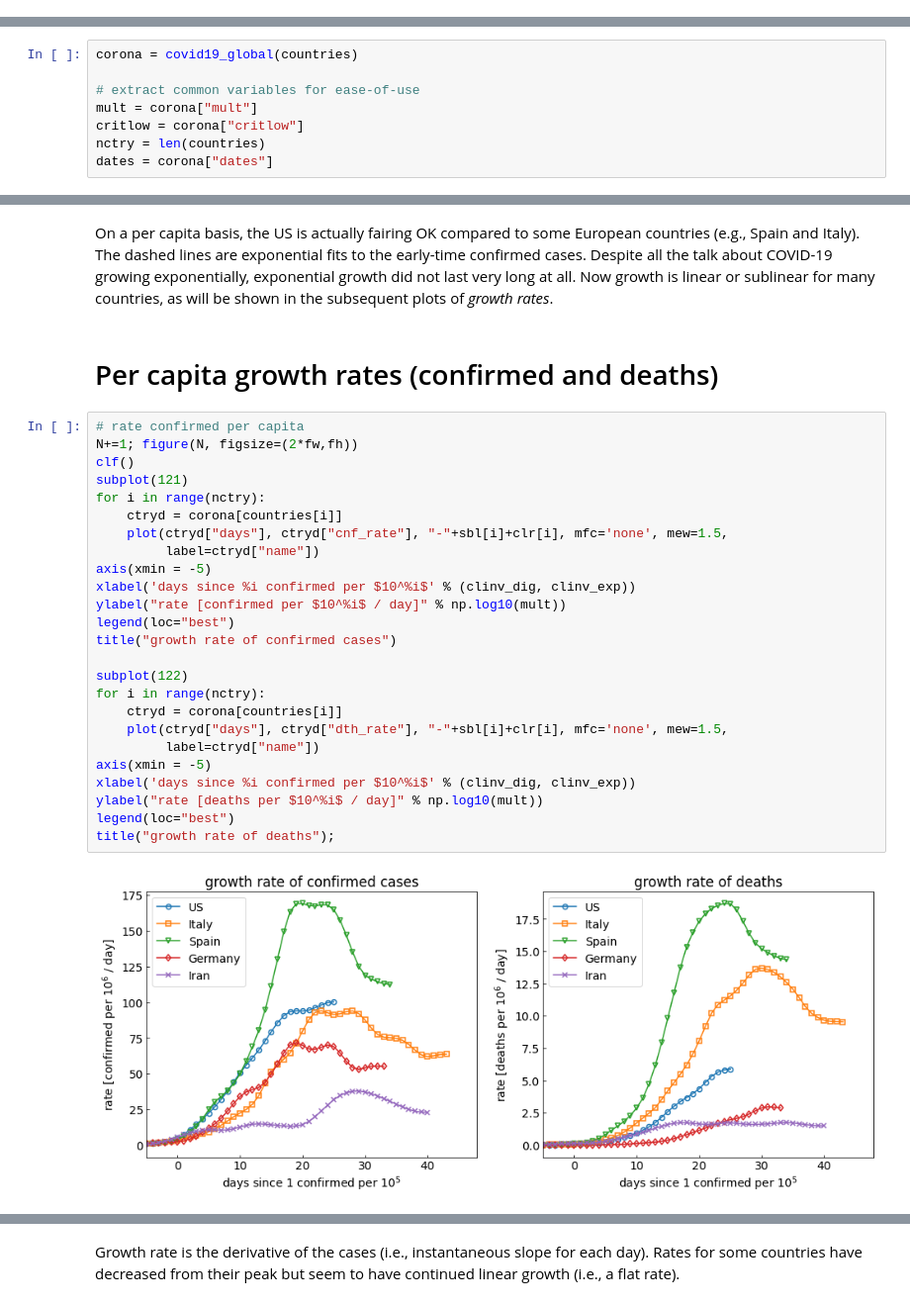
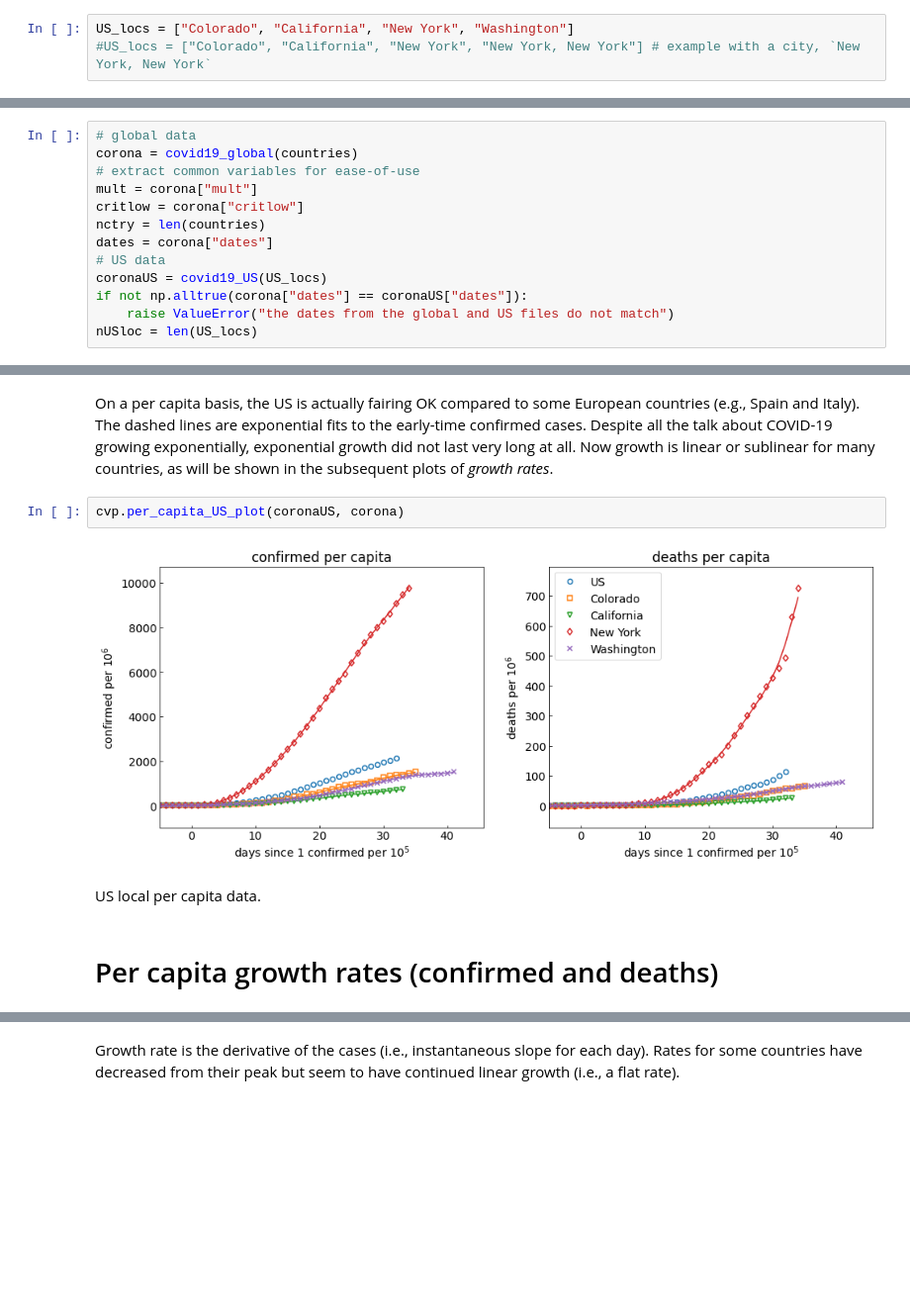
Before and after one commit to jjstickel/covid-19_ts_analysis, a Jupyter notebook: analyze_covide_time_series_notebook.ipynb, the cells around one changed output, grey strips where cells are left out. Shown at 99% size. Saved outputs shown, nothing was run; the diff lists cells and outputs as text; blank space fills up the shorter version.

```diff
--- a/analyze_covide_time_series_notebook.ipynb
+++ b/analyze_covide_time_series_notebook.ipynb
@@ -40,3 +42,6 @@ countries = ["US", "Italy", "Spain", "Germany", "Iran"]
+# %%
+US_locs = ["Colorado", "California", "New York", "Washington"]
+#US_locs = ["Colorado", "California", "New York", "New York, New York"] # example with a city, `New York, New York`
 # %% [markdown]
 Read in Johns Hopkins CSSE COVID-19 timeseries data for the locations specified and perform these operations:
 - normalize cases to be per capita
@@ -44,13 +49,18 @@ Read in Johns Hopkins CSSE COVID-19 timeseries data for the locations specified
 - set time-zero for each location and shift elapsed time in days
 - determine rates (i.e., the derivative) for cases
 # %%
+# global data
 corona = covid19_global(countries)
-
 # extract common variables for ease-of-use
 mult = corona["mult"]
 critlow = corona["critlow"]
 nctry = len(countries)
 dates = corona["dates"]
+# US data
+coronaUS = covid19_US(US_locs)
+if not np.alltrue(corona["dates"] == coronaUS["dates"]):
+    raise ValueError("the dates from the global and US files do not match")
+nUSloc = len(US_locs)
 # %% [markdown]
 Determine an exponential fit for the early part of the confirmed cases. As will be observed in the plots, it does not take very long before the growth of cases slows from exponential. Initial doubling time is printed out after the code block.
 # %%
@@ -190,31 +137,10 @@ title("deaths per capita");
 # %% [markdown]
 On a per capita basis, the US is actually fairing OK compared to some European countries (e.g., Spain and Italy). The dashed lines are exponential fits to the early-time confirmed cases. Despite all the talk about COVID-19 growing exponentially, exponential growth did not last very long at all. Now growth is linear or sublinear for many countries, as will be shown in the subsequent plots of *growth rates*.
+# %%
+cvp.per_capita_US_plot(coronaUS, corona)
+# %% [output]
+[figure, added]
+# %% [markdown]
+US local per capita data.
 # %% [markdown]
 # Per capita growth rates (confirmed and deaths)
-# %%
-# rate confirmed per capita
-N+=1; figure(N, figsize=(2*fw,fh))
-clf()
-subplot(121)
-for i in range(nctry):
-    ctryd = corona[countries[i]]
-    plot(ctryd["days"], ctryd["cnf_rate"], "-"+sbl[i]+clr[i], mfc='none', mew=1.5,
-         label=ctryd["name"])
-axis(xmin = -5)
-xlabel('days since %i confirmed per $10^%i$' % (clinv_dig, clinv_exp))
-ylabel("rate [confirmed per $10^%i$ / day]" % np.log10(mult))
-legend(loc="best")
-title("growth rate of confirmed cases")
-
-subplot(122)
-for i in range(nctry):
-    ctryd = corona[countries[i]]
-    plot(ctryd["days"], ctryd["dth_rate"], "-"+sbl[i]+clr[i], mfc='none', mew=1.5,
-         label=ctryd["name"])
-axis(xmin = -5)
-xlabel('days since %i confirmed per $10^%i$' % (clinv_dig, clinv_exp))
-ylabel("rate [deaths per $10^%i$ / day]" % np.log10(mult))
-legend(loc="best")
-title("growth rate of deaths");
-# %% [output]
-[figure, removed]
```
Also changed, not shown: parts of 24 cells of this notebook, 4 other files.
